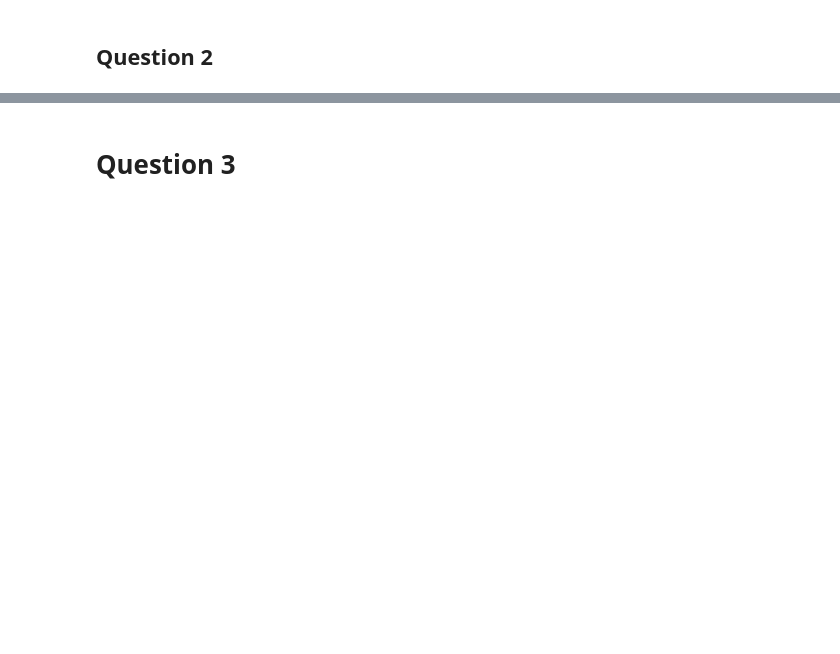
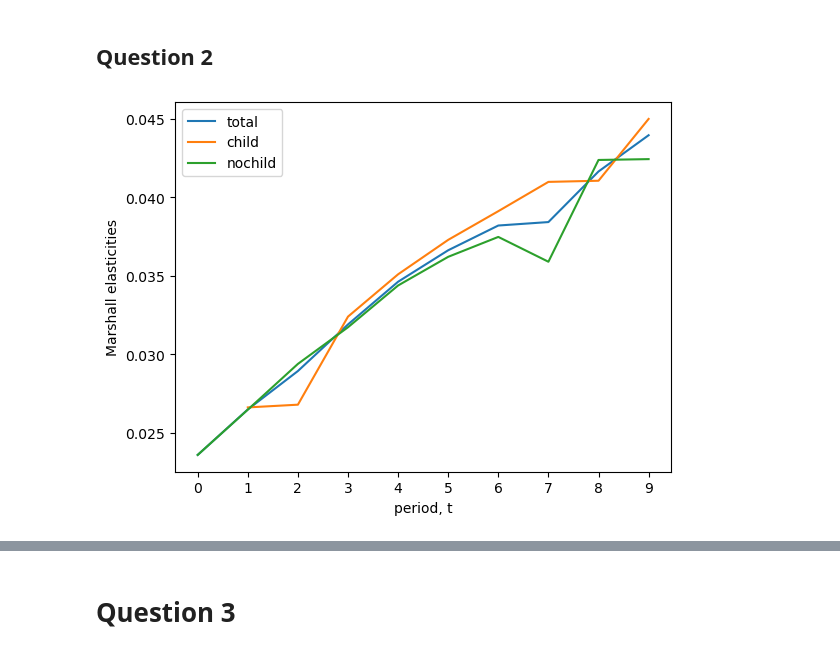
Before and after one commit to AdamHJorgensen/HouseholdBehaviorCourse, a Jupyter notebook: Assignments/01/assignment1/assignment1.ipynb, the cells around one changed output, grey strips where cells are left out. Cells and saved outputs as stored; diff of their text form; code cells hidden in the pictures; blank space fills up the shorter version.

```diff
--- a/Assignments/01/assignment1/assignment1.ipynb
+++ b/Assignments/01/assignment1/assignment1.ipynb
@@ -116,0 +141,4 @@ fig.show()
+# %%
+marshall_short(modelbank, id)
+# %% [output]
+[figure, added]
```
Also changed, not shown: parts of 14 cells of this notebook, 1 other file.
